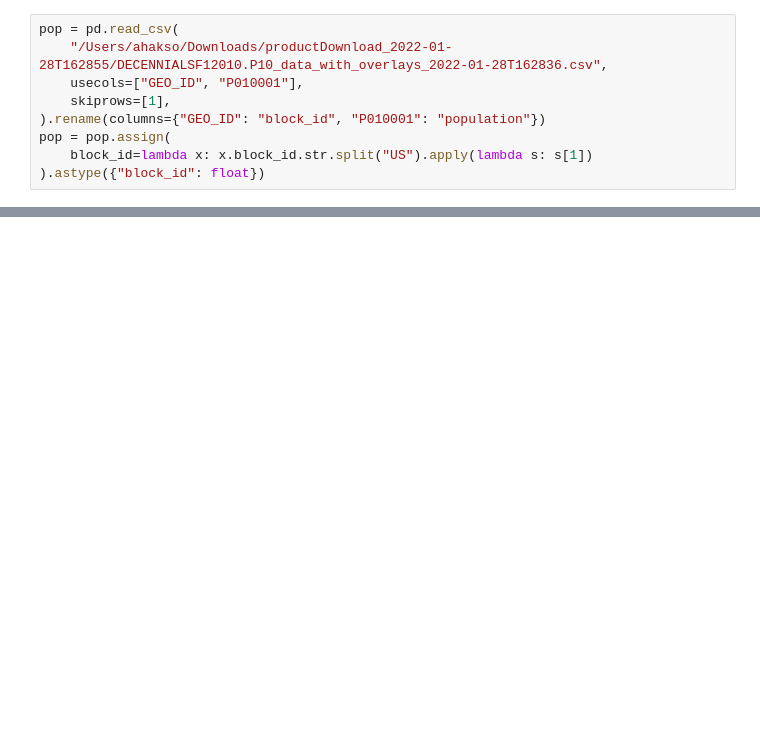
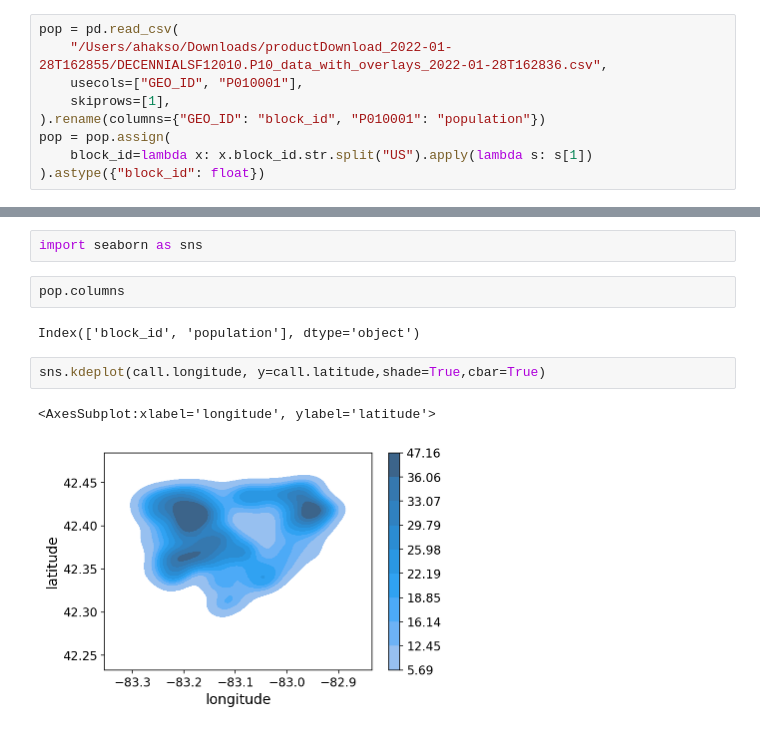
Before and after one commit to ahakso/detroit, a Jupyter notebook: response_911.ipynb, the cells around one changed output, grey strips where cells are left out. Drawn from its saved outputs; the diff is of its cells as text; blank space fills up the shorter version.

```diff
--- a/response_911.ipynb
+++ b/response_911.ipynb
@@ -111,0 +136,11 @@ _ = plt.gca().set(
+# %%
+import seaborn as sns
+# %%
+pop.columns
+# %% [output]
+Index(['block_id', 'population'], dtype='object')
+# %%
+sns.kdeplot(call.longitude, y=call.latitude,shade=True,cbar=True)
+# %% [output]
+<AxesSubplot:xlabel='longitude', ylabel='latitude'>
+[figure, added]
```
Also changed, not shown: parts of 20 cells of this notebook, 3 other files.
